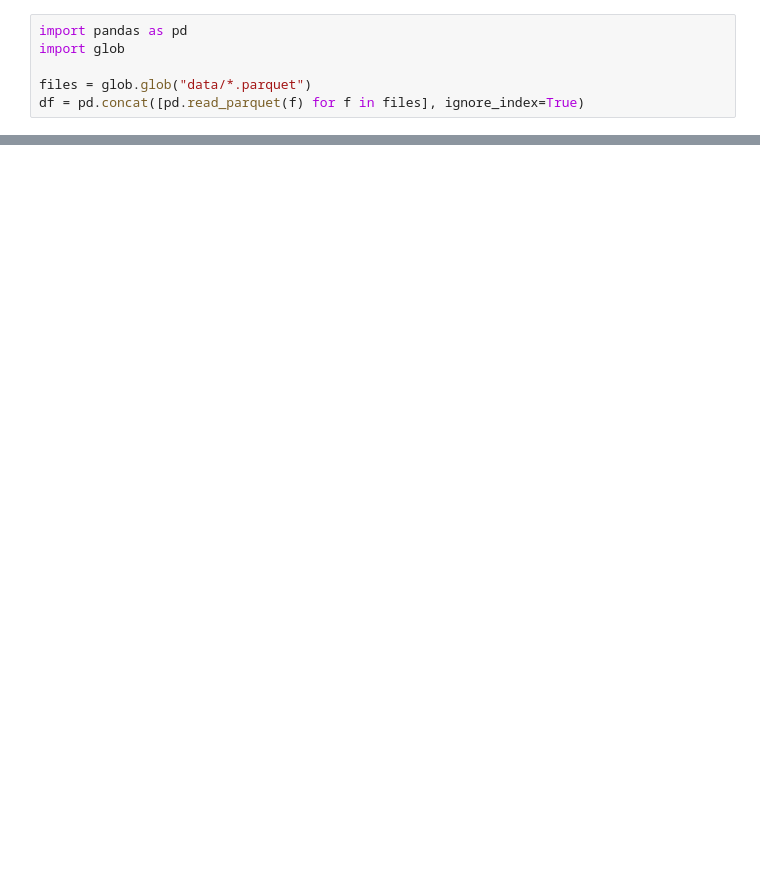
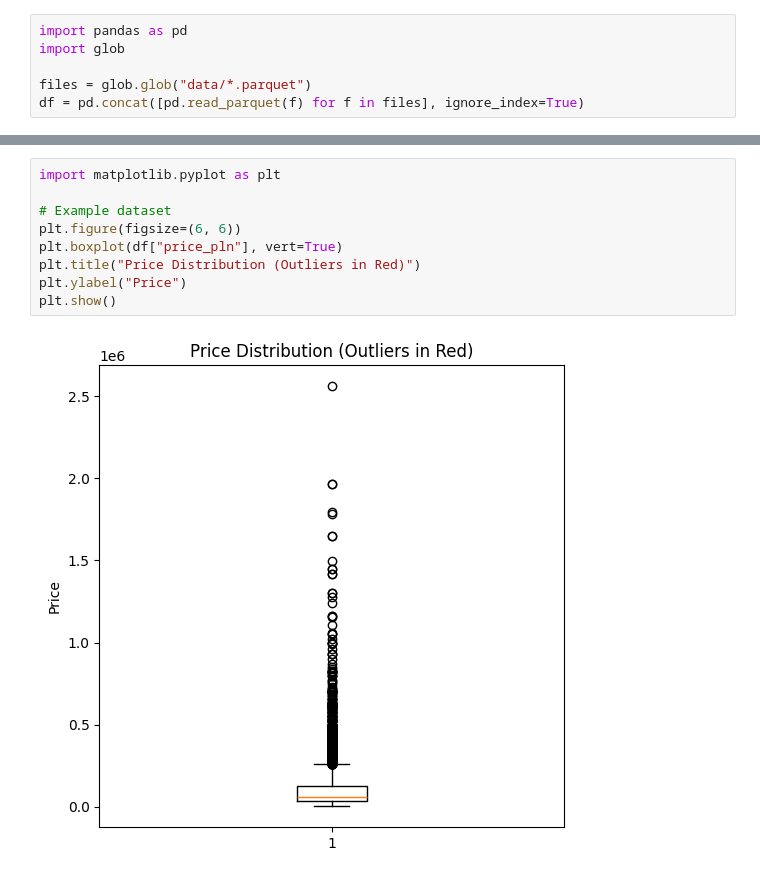
Before and after one commit to Advanced-Data-Mining/Otomoto_data_mining, a Jupyter notebook: analysis.ipynb, the cells around one changed output, grey strips where cells are left out. Drawn from its saved outputs; the diff is of its cells as text; blank space fills up the shorter version.

```diff
--- a/analysis.ipynb
+++ b/analysis.ipynb
@@ -22,0 +37,11 @@ df
+# %%
+import matplotlib.pyplot as plt
+
+# Example dataset
+plt.figure(figsize=(6, 6))
+plt.boxplot(df["price_pln"], vert=True)
+plt.title("Price Distribution (Outliers in Red)")
+plt.ylabel("Price")
+plt.show()
+# %% [output]
+[figure, added]
```
Also changed, not shown: parts of 12 cells of this notebook, 1 other file.
